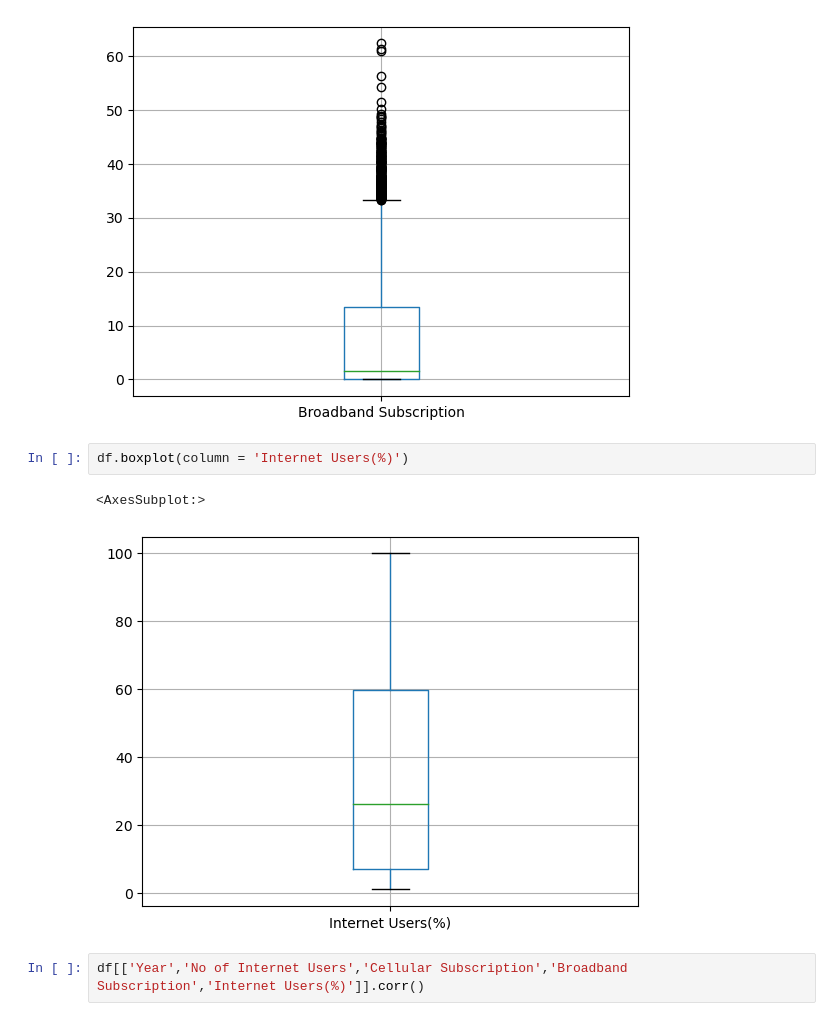
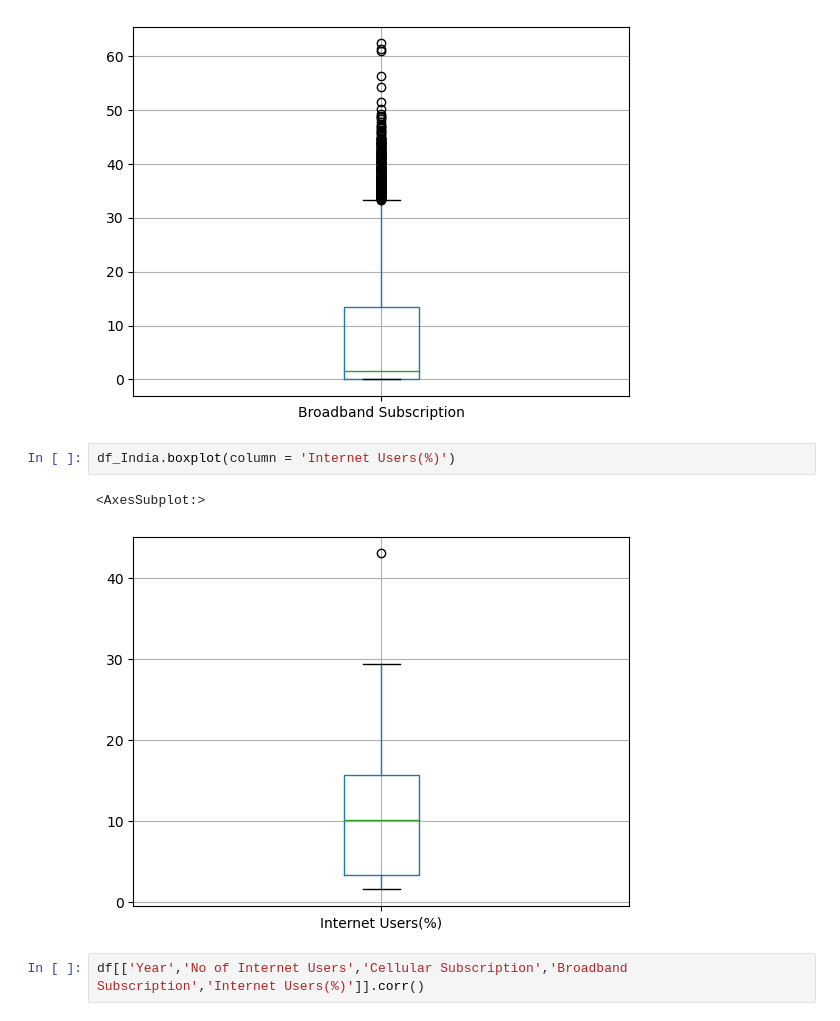
Before and after one commit to saad415/DataScience, a Jupyter notebook: EDA.ipynb, the cells around one changed output. Cells and saved outputs as stored; diff of their text form.

```diff
--- a/EDA.ipynb
+++ b/EDA.ipynb
@@ -77,10 +78,10 @@ df.boxplot(column = 'Broadband Subscription')
 <AxesSubplot:>
 [figure]
 # %%
-df.boxplot(column = 'Internet Users(%)')
+df_India.boxplot(column = 'Internet Users(%)')
 # %% [output]
 <AxesSubplot:>
-[figure, old version]
+[figure, new version]
 # %%
 df[['Year','No of Internet Users','Cellular Subscription','Broadband Subscription','Internet Users(%)']].corr()
 # %% [output]
```
Also changed, not shown: parts of 11 cells of this notebook.
